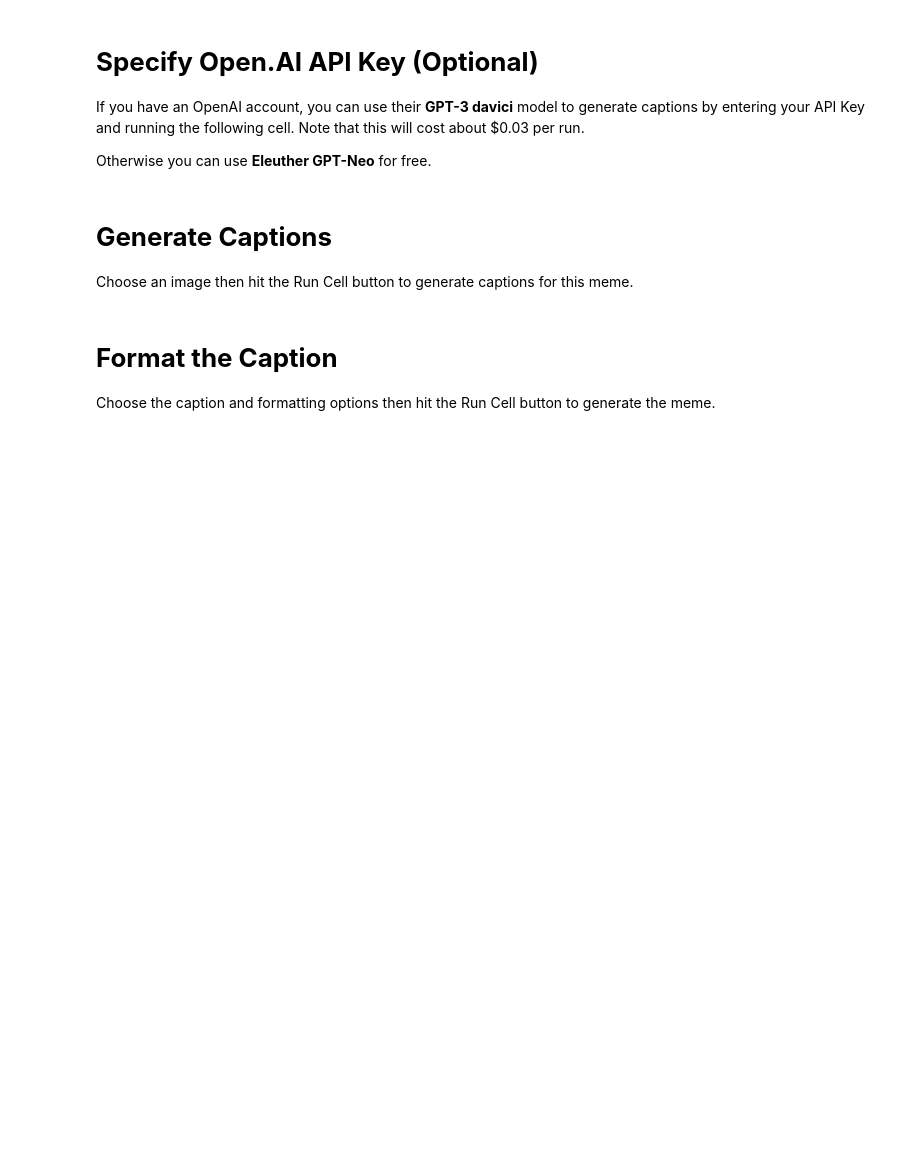
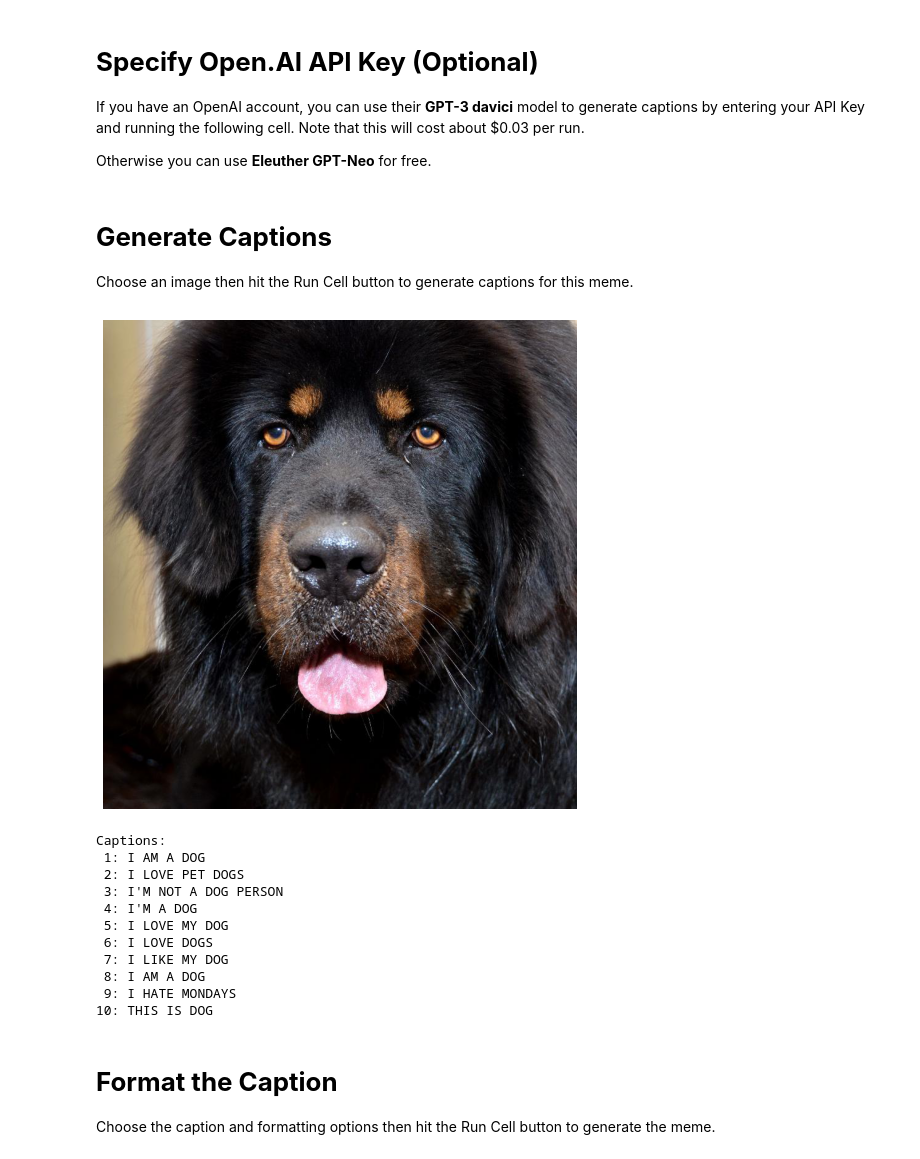
Before and after one commit to robgon-art/ai-memer, a Jupyter notebook: AI_Memer.ipynb, the cells around one changed output. Drawn from its saved outputs; the diff is of its cells as text; code cells hidden in the pictures; blank space fills up the shorter version.

```diff
--- a/AI_Memer.ipynb
+++ b/AI_Memer.ipynb
@@ -515,7 +523,7 @@ openai.api_key = "your api key"
 # **Generate Captions**
 Choose an image then hit the Run Cell button to generate captions for this meme.
 # %%
-choose_image = 1 #@param {type:"slider", min:1, max:10, step:1}
+choose_image = 8 #@param {type:"slider", min:1, max:10, step:1}
 fig=plt.figure(figsize=(9, 9))
 file_name = all_image_metadata[image_indices[choose_image-1]][1]
 img = Image.open(file_name)
@@ -531,38 +539,51 @@ if (openai.api_key == "your api key"):
   prompt = gpt_neo_prompt + "Theme: " + text_query + "\nDescription: " + annotation
   prompt += "\nCaption:"
   for i in range(10):
-    results = generator(prompt, do_sample=True, min_length=50, max_length=150,
+    results = generator(prompt, do_sample=True, min_length=100, max_length=150,
       temperature=0.7, top_p=1.0, pad_token_id=gpt_neo_tokenizer.eos_token_id)
     caption = results[0]["generated_text"]
     caption = caption[len(prompt):].strip()
     caption = caption[:caption.find("\n")]
     caption = cleanup_caption(caption)
     captions.append(caption)
     print(f'{i+1:>2}'+":", caption)
 else:
   ai_engine = "OpenAI GPT-3"
   prompt = "Create a funny caption for a new meme about " + text_query + ". The background picture is " + annotation + ".\n"
   for i in range(10):
     response = openai.Completion.create(
       engine="davinci-instruct-beta",
       prompt=prompt,
       temperature=0.7,
       max_tokens=64,
       top_p=0.5,
       frequency_penalty=0.5,
       presence_penalty=0.5,
       best_of=1
     )
     caption = response["choices"][0]["text"]
     warning_level = get_warning_level(caption)
     caption = cleanup_caption(caption)
     captions.append(caption)
     warning = ""
     if warning_level == "1":
       warning = "  (Warning Level 1: Sensitive Text)"
     elif warning_level == "2":
       warning = "  (Warning Level 2: Unsafe Text)"
     print(f'{i+1:>2}'+":", caption, warning)
+# %% [output]
+[figure, added]
+Captions:
+ 1: I AM A DOG
+ 2: I LOVE PET DOGS
+ 3: I'M NOT A DOG PERSON
+ 4: I'M A DOG
+ 5: I LOVE MY DOG
+ 6: I LOVE DOGS
+ 7: I LIKE MY DOG
+ 8: I AM A DOG
+ 9: I HATE MONDAYS
+10: THIS IS DOG
 # %% [markdown]
 # **Format the Caption**
 Choose the caption and formatting options then hit the Run Cell button to generate the meme.
```
Also changed, not shown: parts of 3 cells of this notebook.
